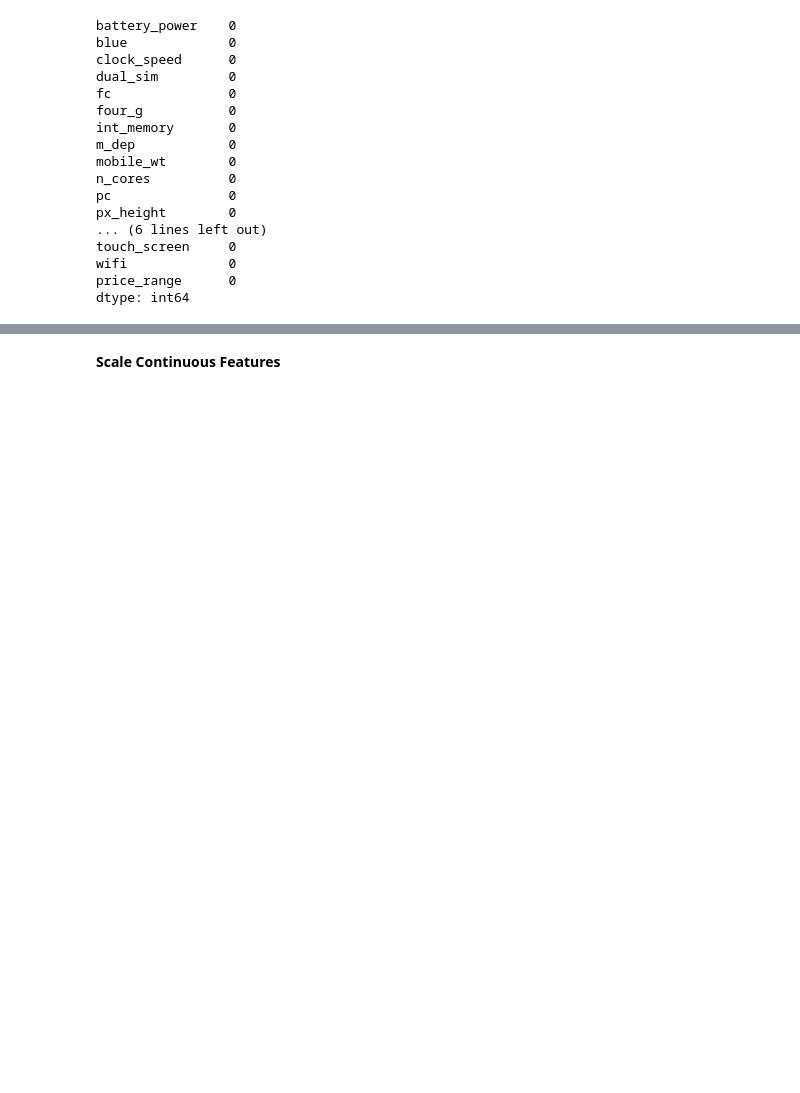
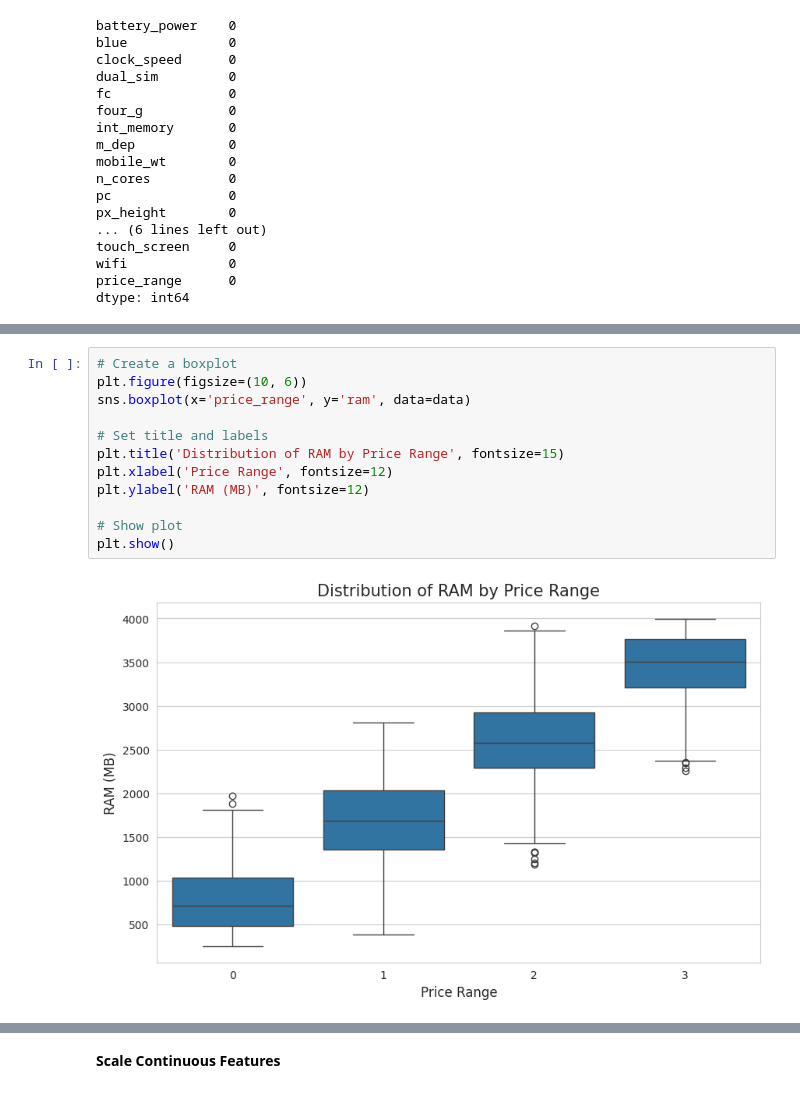
Before and after one commit to ejgallarde/machine-learning, a Jupyter notebook: KNN/Predicting_Phone_Price_Range.ipynb, the cells around one changed output, grey strips where cells are left out. Cells and saved outputs as stored; diff of their text form; blank space fills up the shorter version.

```diff
--- a/KNN/Predicting_Phone_Price_Range.ipynb
+++ b/KNN/Predicting_Phone_Price_Range.ipynb
@@ -102,0 +181,14 @@ dtype: int64
+# %%
+# Create a boxplot
+plt.figure(figsize=(10, 6))
+sns.boxplot(x='price_range', y='ram', data=data)
+
+# Set title and labels
+plt.title('Distribution of RAM by Price Range', fontsize=15)
+plt.xlabel('Price Range', fontsize=12)
+plt.ylabel('RAM (MB)', fontsize=12)
+
+# Show plot
+plt.show()
+# %% [output]
+[figure, added]
```
Also changed, not shown: parts of 21 cells of this notebook.
